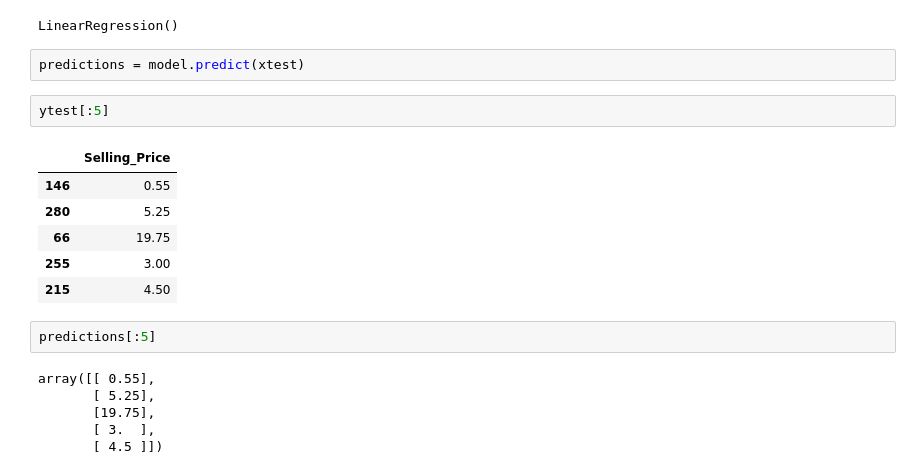
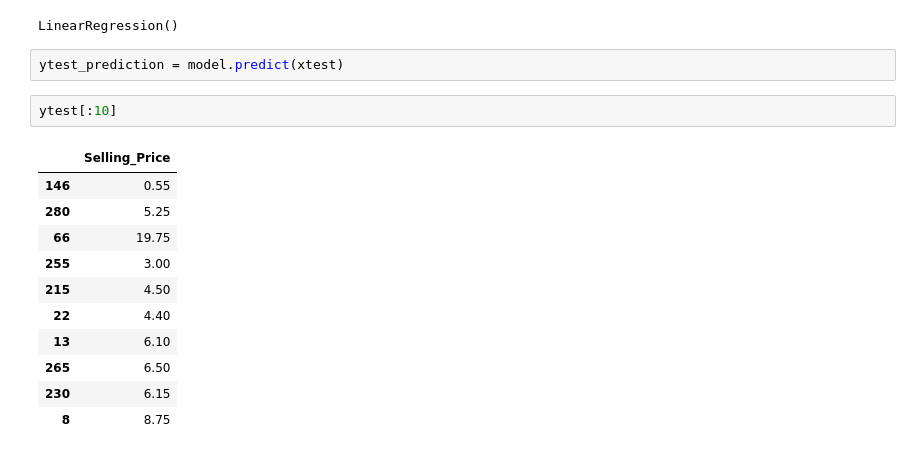
Before and after one commit to Ravikiran16218/openai-hackathon, a Jupyter notebook: 1_EDA_visualize.ipynb, the cells around one changed output. Saved outputs shown, nothing was run; the diff lists cells and outputs as text.

```diff
--- a/1_EDA_visualize.ipynb
+++ b/1_EDA_visualize.ipynb
@@ -115,21 +115,18 @@ model.fit(xtrain, ytrain)
 # %% [output]
 LinearRegression()
 # %%
-predictions = model.predict(xtest)
+ytest_prediction = model.predict(xtest)
 # %%
-ytest[:5]
+ytest[:10]
 # %% [output]
 |  | Selling_Price |
 | 146 | 0.55 |
 | 280 | 5.25 |
 | 66 | 19.75 |
 | 255 | 3.00 |
 | 215 | 4.50 |
+| 22 | 4.40 |
+| 13 | 6.10 |
+| 265 | 6.50 |
+| 230 | 6.15 |
+| 8 | 8.75 |
-# %%
-predictions[:5]
-# %% [output]
-array([[ 0.55],
-       [ 5.25],
-       [19.75],
-       [ 3.  ],
-       [ 4.5 ]])
```
Also changed, not shown: parts of 2 cells of this notebook.
